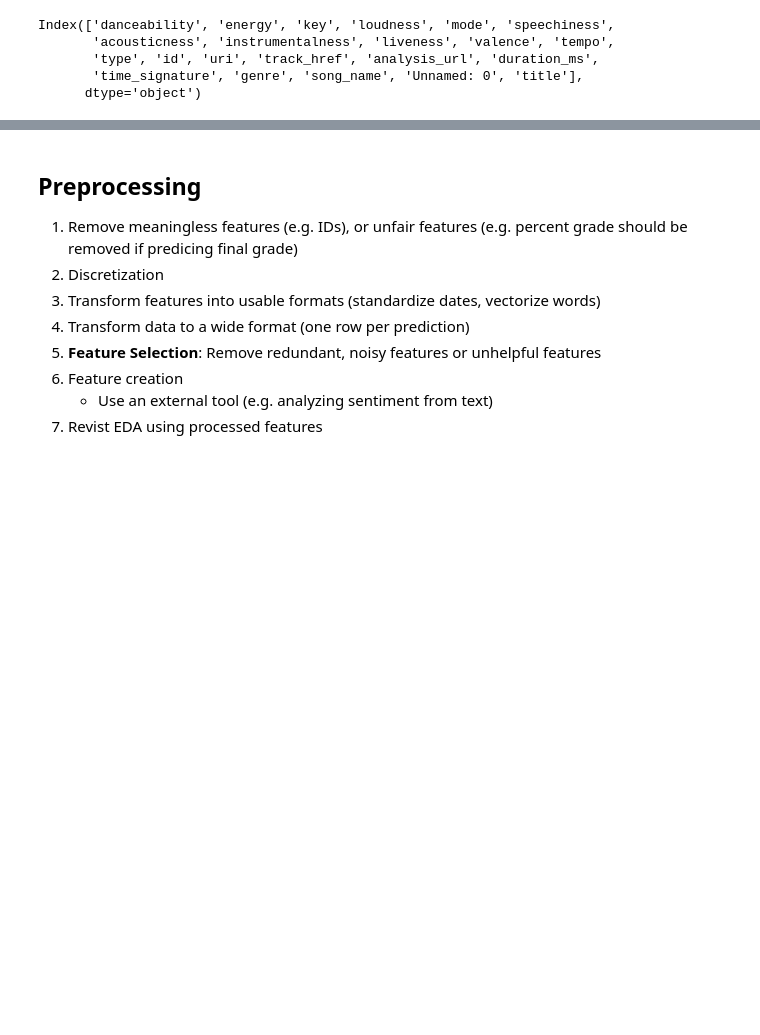
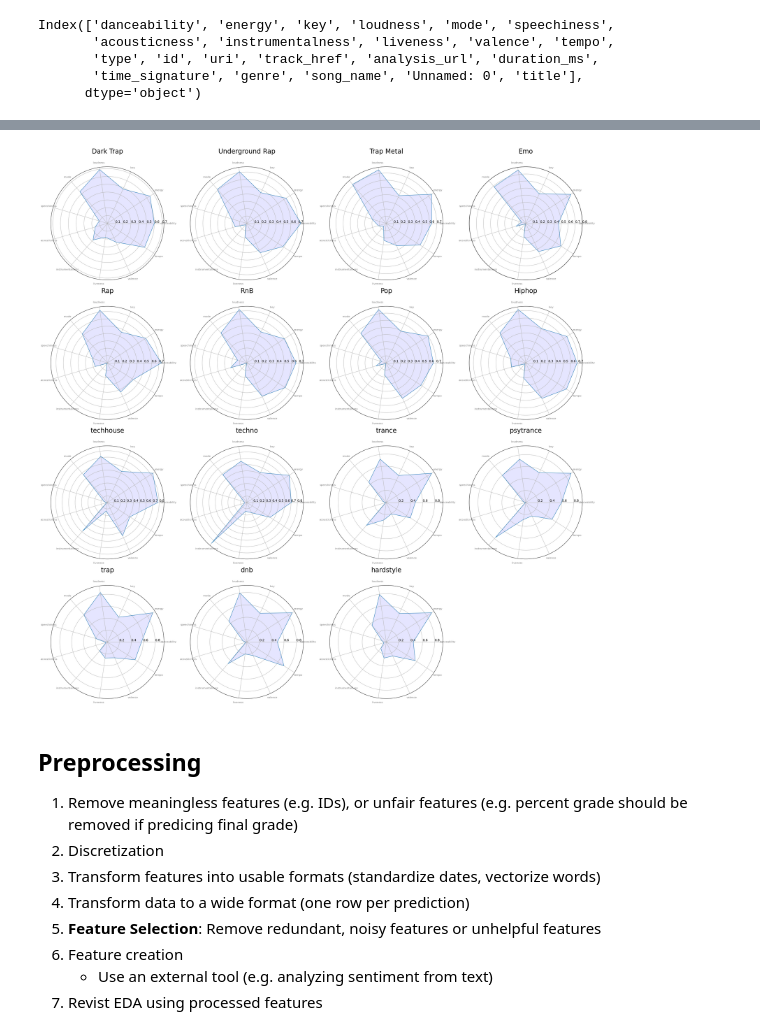
Before and after one commit to michaelwnau/_my_notebooks_ML_data_science, a Jupyter notebook: spotify_exploratory_analysis_P1.ipynb, the cells around one changed output, grey strips where cells are left out. Drawn from its saved outputs; the diff is of its cells as text; code cells hidden in the pictures; blank space fills up the shorter version.

```diff
--- a/spotify_exploratory_analysis_P1.ipynb
+++ b/spotify_exploratory_analysis_P1.ipynb
@@ -359,3 +365,66 @@ plt.show()
+# %%
+import math
+
+# Define the attributes to include in the plot
+attributes = ['danceability', 'energy', 'key', 'loudness', 'mode', 'speechiness',
+              'acousticness', 'instrumentalness', 'liveness', 'valence', 'tempo']
+
+# Get a list of all unique genres
+unique_genres = genres['genre'].unique()
+
+# Define the number of rows and columns for the subplots
+rows = math.ceil(len(unique_genres) / 4)
+cols = 4
+
+# Initialize the subplot grid
+fig, axs = plt.subplots(rows, cols, figsize=(cols*6, rows*6), subplot_kw=dict(polar=True))
+axs = axs.flatten()  # Flatten to make indexing easier
+
+# Plot each genre
+for i, genre in enumerate(unique_genres):
+    genre_data = genres[genres['genre'] == genre]
+
+    # Calculate the means
+    means = genre_data.mean()
+
+    # Create a list of values for each attribute (normalized to 0-1 range)
+    values = [(means[attr] - min(genres[attr])) / (max(genres[attr]) - min(genres[attr])) for attr in attributes]
+
+    # Add the first value to the end of the list to complete the circular plot
+    values += values[:1]
+
+    # Number of variables
+    num_vars = len(attributes)
+
+    # Compute angle of each axis in the plot (divide the plot / number of variable)
+    angles = [n / float(num_vars) * 2 * pi for n in range(num_vars)]
+    angles += angles[:1]
+
+    # Draw one axe per variable + add labels
+    axs[i].set_xticks(angles[:-1])
+    axs[i].set_xticklabels(attributes, color='grey', size=8)
+
+    # Draw ylabels
+    axs[i].set_rlabel_position(0)
+
+    # Plot data
+    axs[i].plot(angles, values, linewidth=1, linestyle='solid')
+
+    # Fill area
+    axs[i].fill(angles, values, 'b', alpha=0.1)
+
+    # Set title
+    axs[i].set_title(genre, size=20, color='black', y=1.1)
+
+# Remove empty subplots
+for i in range(len(unique_genres), rows*cols):
+    fig.delaxes(axs[i])
+
+# Display the plots
+plt.tight_layout()
+plt.show()
+# %% [output]
+[figure, added]
 # %% [markdown]
 ## Preprocessing
 
```
Also changed, not shown: parts of 1 cell of this notebook.
